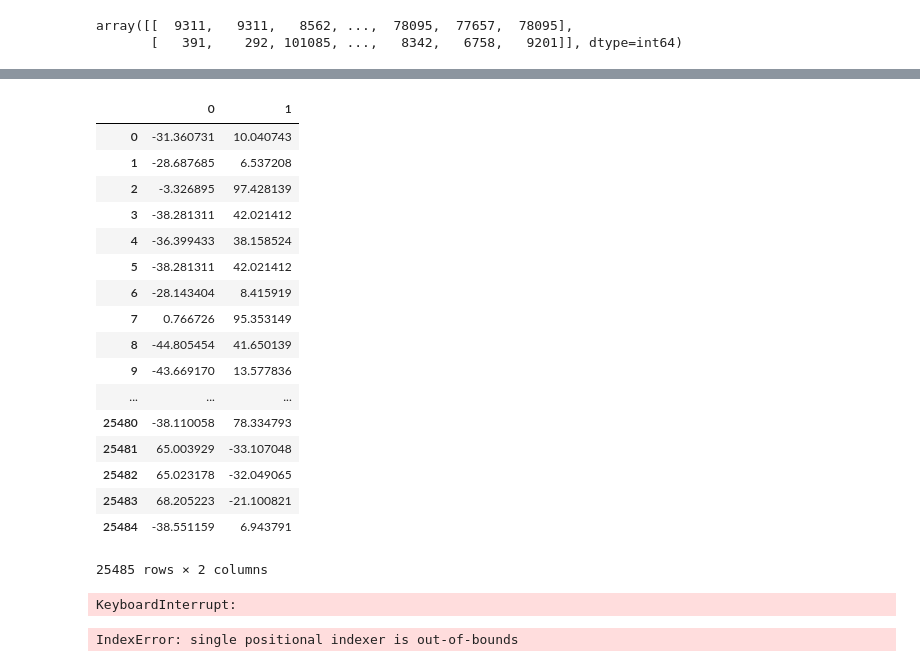
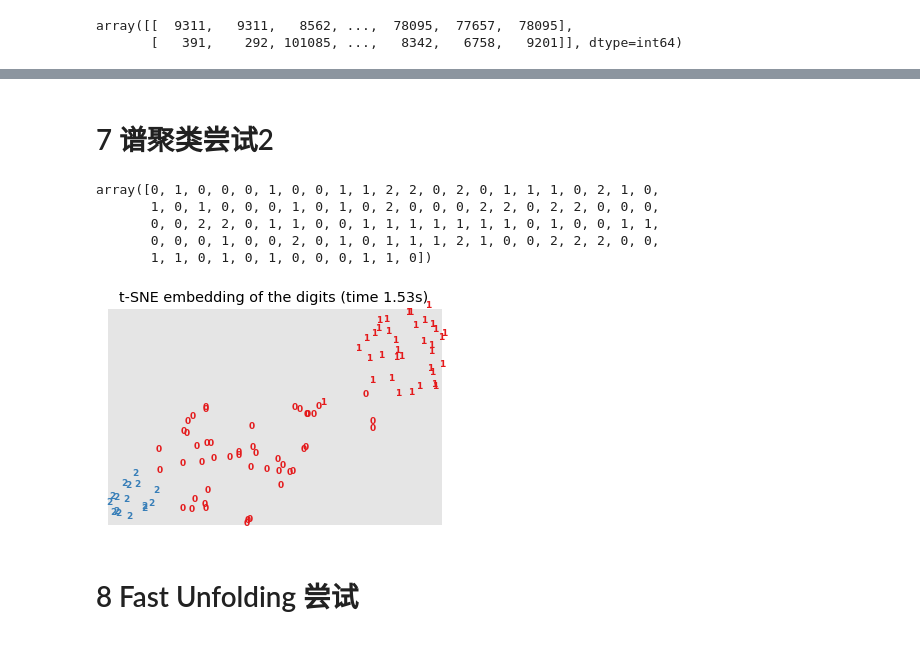
Before and after one commit to ShizhongLi/TP-NLP, a Jupyter notebook: cluster_analysis.ipynb, the cells around one changed output, grey strips where cells are left out. Cells and saved outputs as stored; diff of their text form; code cells hidden in the pictures.

```diff
--- a/cluster_analysis.ipynb
+++ b/cluster_analysis.ipynb
@@ -418,29 +427,39 @@ NameError: name 'r' is not defined
-# %%
-tsne
-# %% [output]
-|  | 0 | 1 |
-| 0 | -31.360731 | 10.040743 |
-| 1 | -28.687685 | 6.537208 |
-| 2 | -3.326895 | 97.428139 |
-| 3 | -38.281311 | 42.021412 |
-| 4 | -36.399433 | 38.158524 |
-| 5 | -38.281311 | 42.021412 |
-| 6 | -28.143404 | 8.415919 |
-| 7 | 0.766726 | 95.353149 |
-| 8 | -44.805454 | 41.650139 |
-| 9 | -43.669170 | 13.577836 |
-| ... | ... | ... |
-| 25480 | -38.110058 | 78.334793 |
-| 25481 | 65.003929 | -33.107048 |
-| 25482 | 65.023178 | -32.049065 |
-| 25483 | 68.205223 | -21.100821 |
-| 25484 | -38.551159 | 6.943791 |
-25485 rows × 2 columns
-# %%
-Net_Spectral_clustering(df_extracted, nclusters=3, affinity_v='rbf')
-# %% [output]
-KeyboardInterrupt:
-# %%
-Net_Fast_Unfolding(df_extracted)
-# %% [output]
-IndexError: single positional indexer is out-of-bounds
+# %% [markdown]
+# 7 谱聚类尝试2
+# %%
+_,label = Net_Spectral_clustering(pd.DataFrame(nparray_similarity_matrix), nclusters=3, affinity_v='precomputed')
+label
+# %% [output]
+array([0, 1, 0, 0, 0, 1, 0, 0, 1, 1, 2, 2, 0, 2, 0, 1, 1, 1, 0, 2, 1, 0,
+       1, 0, 1, 0, 0, 0, 1, 0, 1, 0, 2, 0, 0, 0, 2, 2, 0, 2, 2, 0, 0, 0,
+       0, 0, 2, 2, 0, 1, 1, 0, 0, 1, 1, 1, 1, 1, 1, 1, 0, 1, 0, 0, 1, 1,
+       0, 0, 0, 1, 0, 0, 2, 0, 1, 0, 1, 1, 1, 2, 1, 0, 0, 2, 2, 2, 0, 0,
+       1, 1, 0, 1, 0, 1, 0, 0, 0, 1, 1, 0])
+# %%
+from sklearn.manifold import TSNE
+from time import time
+
+def plot_embedding(data, label, title):
+    x_min, x_max = np.min(data, 0), np.max(data, 0)
+    data = (data - x_min) / (x_max - x_min)
+
+    fig = plt.figure()
+    ax = plt.subplot(111)
+    for i in range(data.shape[0]):
+        plt.text(data[i, 0], data[i, 1], str(label[i]),
+                 color=plt.cm.Set1(label[i] / 10.),
+                 fontdict={'weight': 'bold', 'size': 9})
+    plt.xticks([])
+    plt.yticks([])
+    plt.title(title)
+    return fig
+
+tsne = TSNE(n_components=2, init='pca', random_state=0)
+t0 = time()
+result = tsne.fit_transform(nparray_similarity_matrix)
+fig = plot_embedding(result, label, 't-SNE embedding of the digits (time %.2fs)'% (time() - t0))
+plt.show(fig)
+# %% [output]
+[figure, added]
+# %% [markdown]
+# 8 Fast Unfolding 尝试
```
Also changed, not shown: parts of 14 cells of this notebook.
